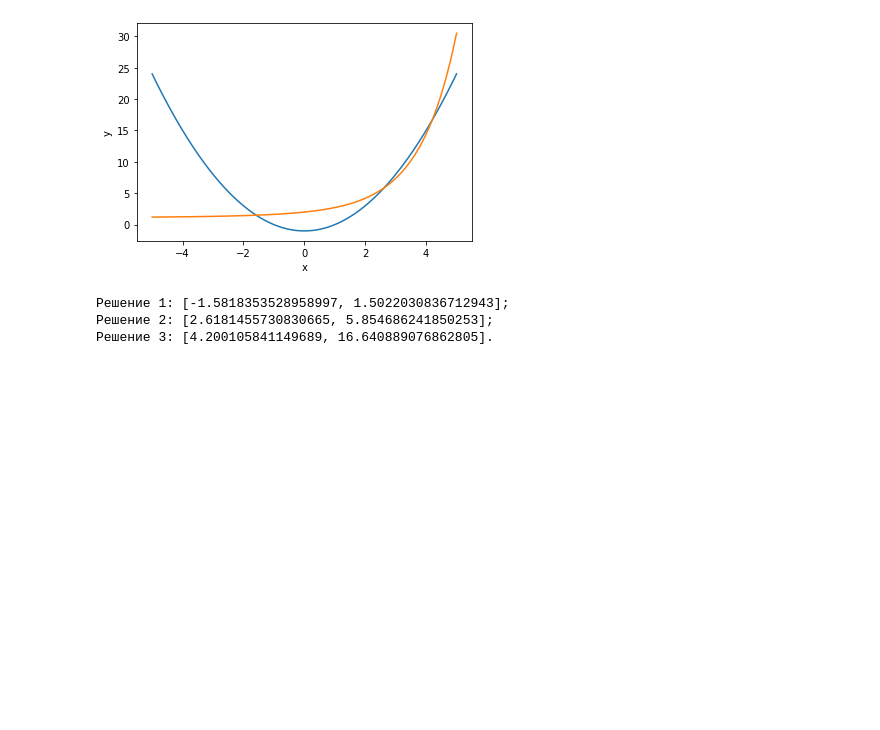
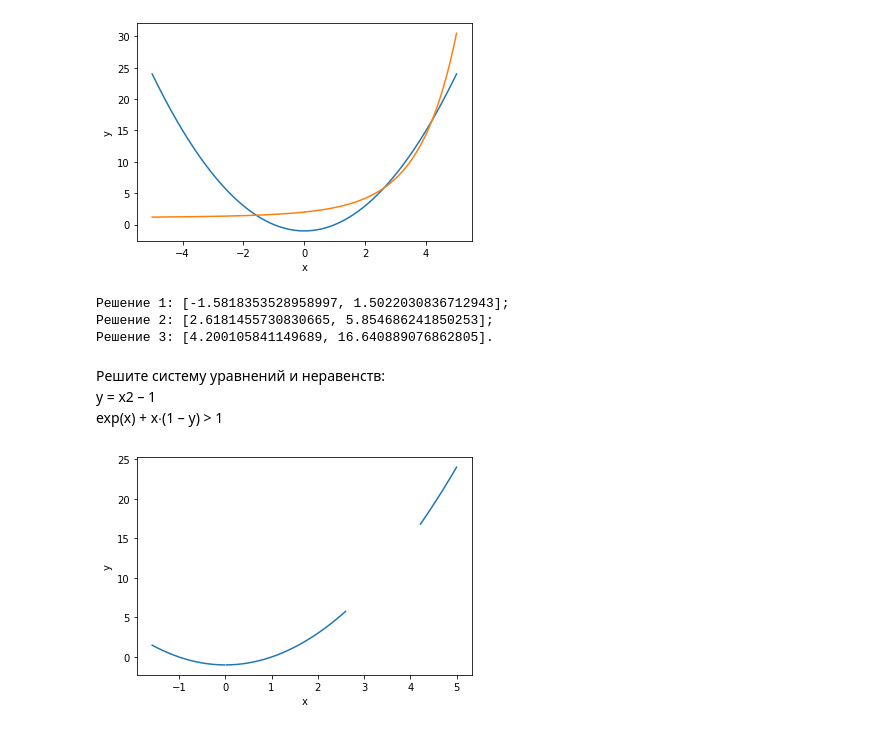
Before and after one commit to NikyParfenov/Geek_University, a Jupyter notebook: lesson-3.ipynb, the cells around one changed output. Drawn from its saved outputs; the diff is of its cells as text; code cells hidden in the pictures; blank space fills up the shorter version.

```diff
--- a/lesson-3.ipynb
+++ b/lesson-3.ipynb
@@ -106,3 +106,17 @@ print(f'Решение 1: [{x1}, {y1}];\n'
 Решение 1: [-1.5818353528958997, 1.5022030836712943];
 Решение 2: [2.6181455730830665, 5.854686241850253];
 Решение 3: [4.200105841149689, 16.640889076862805].
+# %% [markdown]
+Решите систему уравнений и неравенств:
+y = x2 – 1
+exp(x) + x∙(1 – y) > 1
+# %%
+# Решением является кривая y = x2 - 1 в области значений y < (exp(x) - 1)/x + 1
+x = np.linspace(-5, 5, 501)
+y = [(i**2 - 1) if (i**2 - 1) < ((np.exp(i) - 1)/i + 1) else None for i in x]
+plt.plot(x, y)
+plt.xlabel("x")
+plt.ylabel("y")
+plt.show()
+# %% [output]
+[figure, added]
```
